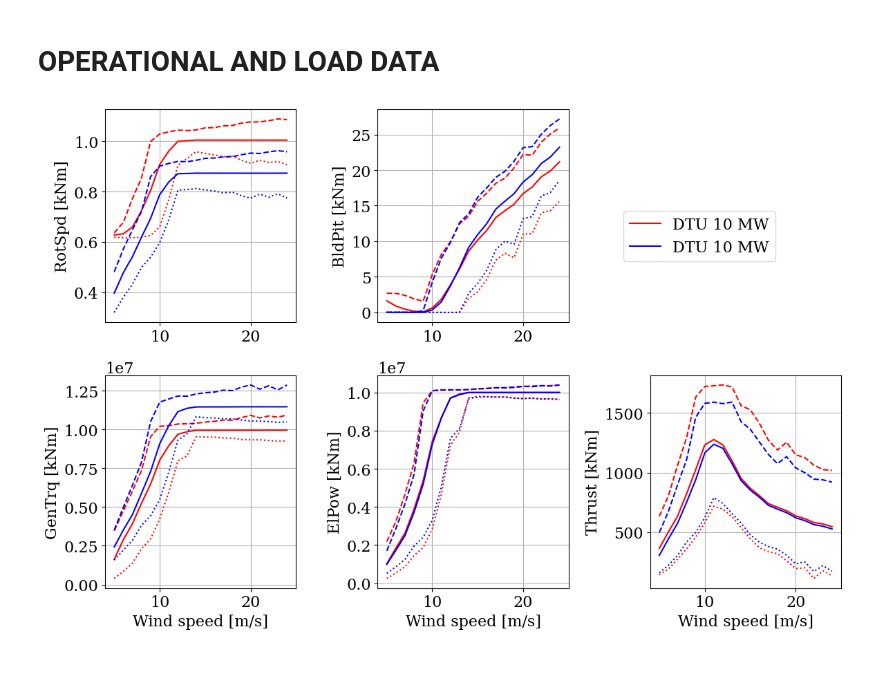
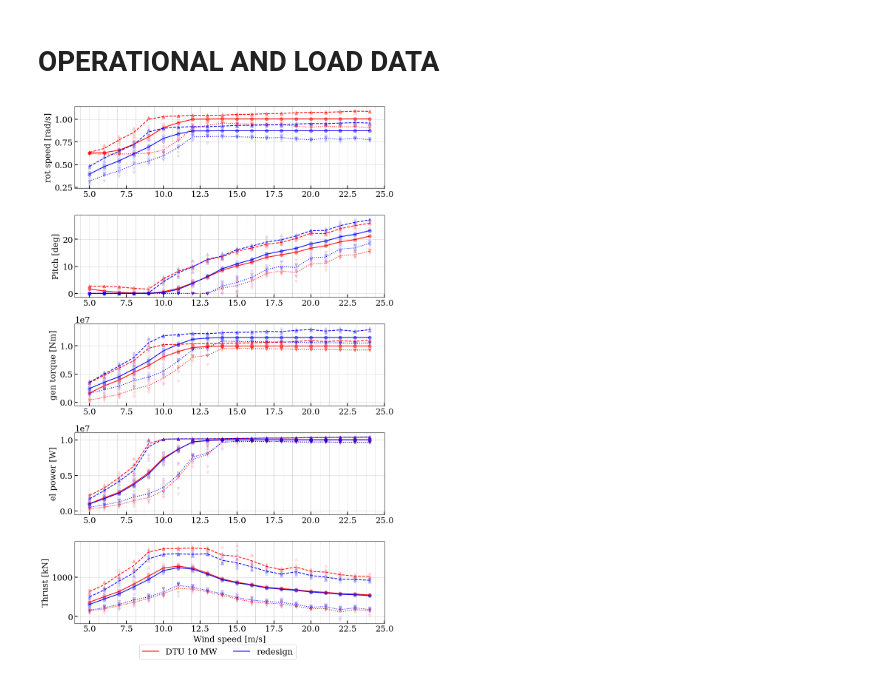
Before and after one commit to nicolaquaia/LAC_final, a Jupyter notebook: assignment_04/Assignment_final.ipynb, the cells around one changed output. Drawn from its saved outputs; the diff is of its cells as text; code cells hidden in the pictures.

```diff
--- a/assignment_04/Assignment_final.ipynb
+++ b/assignment_04/Assignment_final.ipynb
@@ -9,6 +9,8 @@ from our_values import *
 import pandas as pd
 import os
 from our_functions import  load_calculation, DEL_calculation, filter_ctrl_output, twr_clr_calculation, AEP_calculation
+from matplotlib.ticker import ScalarFormatter, AutoMinorLocator
+
 
 plt.rcParams.update({'font.family': 'serif', 'font.size':16})
 from matplotlib.ticker import FormatStrFormatter
@@ -32,19 +34,24 @@ CHAN_DESCS = {'BldPit': 'pitch1 angle',
               'EdgBRM': 'momentmy mbdy:blade1 nodenr:   1 coo: blade1',
               'OoPHub': 'momentmx mbdy:hub1 nodenr:   1 coo: hub1',
               'IPHub': 'momentmy mbdy:hub1 nodenr:   1 coo: hub1',
-              'ElPow': 'pelec'
+              'ElPow': 'pelec',
+              'Twrclr': 'dll :  5 inpvec :   1  min. distance bladetips tower [m]'
               }
 # %% [markdown]
 # OPERATIONAL AND LOAD DATA
 # %%
+# operational and load data
 # operational data:  Rotor speed, pitch angle, generator torque, electrical power, and thrust
 # loads data: Tower base fore-aft, tower base side-side, shaft torsion, out-of-plane blade-root moment, in-plane blade-root moment
 # encouraged to analyse yaw-bearing tilt and roll, blade flap/edge
 
 chan_ids_operational = ['RotSpd', 'BldPit', 'GenTrq', 'ElPow', 'Thrust']
-chan_ids_loads = ['TbFA', 'TbSS',
-             'ShftTrs', 'OoPBRM', 'IPBRM', 'YbTilt', 'YbRoll', 'FlpBRM']
-chan_ids_add = ['EdgBRM']
+chan_ids_loads = ['TbFA', 'TbSS', 'ShftTrs', 'OoPBRM', 'IPBRM']
+
+
+chan_title_operational = ['rot speed [rad/s]', 'Pitch [deg]', 'gen torque [Nm]', 'el power [W]', 'Thrust [kN]']
+chan_title_loads = ['Tower base FA [kNm]', 'Tower base SS [kNm]',
+             'Shaft torsion [kNm]', 'Out-of-plane BRM [kNm]', 'In-plane BRM [kNm]']
 
 operational_DTU = load_calculation('dtu_10mw_turb_stats.hdf5', 'tca', CHAN_DESCS, chan_ids_operational)
 operational_our = load_calculation('Group1_turb_C8.csv', 'tcb', CHAN_DESCS, chan_ids_operational)
@@ -52,72 +59,75 @@ loads_DTU = load_calculation('dtu_10mw_turb_stats.hdf5', 'tca', CHAN_DESCS, chan
 loads_our = load_calculation('Group1_turb_C8.csv', 'tcb', CHAN_DESCS, chan_ids_loads)
 
 
-fig, axs = plt.subplots(2, 3, figsize=(12, 8), clear=True)
-plot_positions = [(0, 0), (0, 1), (1, 0), (1, 1), (1, 2)]
+fig, axs = plt.subplots(5, 1, figsize=(10, 15), clear=True)
 
 for iplot, chan_id in enumerate(chan_ids_operational):
 
-    #ax = axs.flatten()[iplot]
-    row, col = plot_positions[iplot]  # Get row and column indices for each plot
-    ax = axs[row, col]
+    ax = axs.flatten()[iplot]
 
-    # scatter plot: too messy?
-    #ax.plot(operational_DTU[chan_id]['min']['scatter_wind'],  operational_DTU[chan_id]['min']['scatter_load'], 'o', alpha = 0.2, color='r')
-    #ax.plot(operational_DTU[chan_id]['mean']['scatter_wind'], operational_DTU[chan_id]['mean']['scatter_load'], 'o', alpha = 0.2, color='r')
-    #ax.plot(operational_DTU[chan_id]['max']['scatter_wind'],  operational_DTU[chan_id]['max']['scatter_load'], 'o', alpha = 0.2, color='r')
-    #ax.plot(operational_our[chan_id]['min']['scatter_wind'],  operational_our[chan_id]['min']['scatter_load'], 'o', alpha = 0.2, color='b')
-    #ax.plot(operational_our[chan_id]['mean']['scatter_wind'], operational_our[chan_id]['mean']['scatter_load'], 'o', alpha = 0.2, color='b')
-    #ax.plot(operational_our[chan_id]['max']['scatter_wind'],  operational_our[chan_id]['max']['scatter_load'], 'o', alpha = 0.2, color='b')
+    ax.plot(operational_DTU[chan_id]['min']['scatter_wind'],  operational_DTU[chan_id]['min']['scatter_load'], 'v', alpha = 0.1, color='r')
+    ax.plot(operational_DTU[chan_id]['mean']['scatter_wind'], operational_DTU[chan_id]['mean']['scatter_load'], 'o', alpha = 0.1, color='r')
+    ax.plot(operational_DTU[chan_id]['max']['scatter_wind'],  operational_DTU[chan_id]['max']['scatter_load'], '^', alpha = 0.1, color='r')
+    ax.plot(operational_our[chan_id]['min']['scatter_wind'],  operational_our[chan_id]['min']['scatter_load'], 'v', alpha = 0.1, color='b')
+    ax.plot(operational_our[chan_id]['mean']['scatter_wind'], operational_our[chan_id]['mean']['scatter_load'], 'o', alpha = 0.1, color='b')
+    ax.plot(operational_our[chan_id]['max']['scatter_wind'],  operational_our[chan_id]['max']['scatter_load'], '^', alpha = 0.1, color='b')
 
     ax.plot(operational_DTU[chan_id]['min']['ws'],  operational_DTU[chan_id]['min']['ave'], linestyle = 'dotted', color='r')
     ax.plot(operational_DTU[chan_id]['mean']['ws'], operational_DTU[chan_id]['mean']['ave'], linestyle = 'solid', color='r', label='DTU 10 MW'if iplot == 0 else "")
     ax.plot(operational_DTU[chan_id]['max']['ws'],  operational_DTU[chan_id]['max']['ave'], linestyle = 'dashed', color='r')
     ax.plot(operational_our[chan_id]['min']['ws'],  operational_our[chan_id]['min']['ave'], linestyle = 'dotted', color='b')
-    ax.plot(operational_our[chan_id]['mean']['ws'], operational_our[chan_id]['mean']['ave'], linestyle = 'solid', color='b', label='DTU 10 MW'if iplot == 0 else "")
+    ax.plot(operational_our[chan_id]['mean']['ws'], operational_our[chan_id]['mean']['ave'], linestyle = 'solid', color='b', label='redesign'if iplot == 0 else "")
     ax.plot(operational_our[chan_id]['max']['ws'],  operational_our[chan_id]['max']['ave'], linestyle = 'dashed', color='b')
 
-    ax.grid('on')
-    ax.set(xlabel='Wind speed [m/s]' if iplot >  1 else None,
-           ylabel=f'{chan_id} [kNm]', xlim=[4, 25])
+    ax.grid(True, which='both', linestyle='-', linewidth=0.5, alpha=0.7)
+    ax.set(xlabel='Wind speed [m/s]' if iplot >  3 else None,
+           ylabel=f'{chan_title_operational[iplot]}', xlim=[4, 25])
+    ax.xaxis.set_minor_locator(AutoMinorLocator(4))  # 4 minor ticks per major tick on the x-axis
+    ax.tick_params(axis='x', which='minor', length=4, width=0, color='black')  # Adjust the appearance of minor ticks
+    ax.tick_params(axis='both', which='major', length=6, width=1.5, color='black', direction='in', grid_color='gray', grid_alpha=0.5)
 
-fig.delaxes(axs[0, 2])
 
-handles, labels = axs[0,0].get_legend_handles_labels()
-fig.legend(handles, labels, loc='upper right', bbox_to_anchor=(0.91, 0.8), ncol=1)
+handles, labels = axs[0].get_legend_handles_labels()
+fig.legend(handles, labels, loc='lower center', bbox_to_anchor=(0.5, -0.02), ncol=2)
 fig.tight_layout()
-#fig.savefig(f'plots/operational.pdf', format='pdf',bbox_inches='tight')
+fig.savefig(f'plots/operational.pdf', format='pdf',bbox_inches='tight')
 plt.show()
 
 
 
-fig, axs = plt.subplots(3, 3, figsize=(12, 10), clear=True)
-plot_positions = [(0, 0), (0, 1),
-                  (1, 0), (1, 1), (1, 2),
-                  (2, 0), (2, 1), (2, 2), ]
 
+fig, axs = plt.subplots(5, 1, figsize=(10, 15), clear=True)
 for iplot, chan_id in enumerate(chan_ids_loads):
 
-    #ax = axs.flatten()[iplot]
-    row, col = plot_positions[iplot]  # Get row and column indices for each plot
-    ax = axs[row, col]
+    ax = axs.flatten()[iplot]
+
+    ax.plot(loads_DTU[chan_id]['min']['scatter_wind'],  loads_DTU[chan_id]['min']['scatter_load'], 'v', alpha = 0.1, color='r')
+    ax.plot(loads_DTU[chan_id]['mean']['scatter_wind'], loads_DTU[chan_id]['mean']['scatter_load'], 'o', alpha = 0.1, color='r')
+    ax.plot(loads_DTU[chan_id]['max']['scatter_wind'],  loads_DTU[chan_id]['max']['scatter_load'], '^', alpha = 0.1, color='r')
+    ax.plot(loads_our[chan_id]['min']['scatter_wind'],  loads_our[chan_id]['min']['scatter_load'], 'v', alpha = 0.1, color='b')
+    ax.plot(loads_our[chan_id]['mean']['scatter_wind'], loads_our[chan_id]['mean']['scatter_load'], 'o', alpha = 0.1, color='b')
+    ax.plot(loads_our[chan_id]['max']['scatter_wind'],  loads_our[chan_id]['max']['scatter_load'], '^', alpha = 0.1, color='b')
 
     ax.plot(loads_DTU[chan_id]['min']['ws'],  loads_DTU[chan_id]['min']['ave'], linestyle = 'dotted', color='r')
     ax.plot(loads_DTU[chan_id]['mean']['ws'], loads_DTU[chan_id]['mean']['ave'], linestyle = 'solid', color='r', label='DTU 10 MW'if iplot == 0 else "")
     ax.plot(loads_DTU[chan_id]['max']['ws'],  loads_DTU[chan_id]['max']['ave'], linestyle = 'dashed', color='r')
     ax.plot(loads_our[chan_id]['min']['ws'],  loads_our[chan_id]['min']['ave'], linestyle = 'dotted', color='b')
-    ax.plot(loads_our[chan_id]['mean']['ws'], loads_our[chan_id]['mean']['ave'], linestyle = 'solid', color='b', label='DTU 10 MW'if iplot == 0 else "")
+    ax.plot(loads_our[chan_id]['mean']['ws'], loads_our[chan_id]['mean']['ave'], linestyle = 'solid', color='b', label='redesign'if iplot == 0 else "")
     ax.plot(loads_our[chan_id]['max']['ws'],  loads_our[chan_id]['max']['ave'], linestyle = 'dashed', color='b')
 
-    ax.grid('on')
-    ax.set(xlabel='Wind speed [m/s]' if iplot >  4 else None,
-           ylabel=f'{chan_id} [kNm]', xlim=[4, 25])
+    ax.grid(True, which='both', linestyle='-', linewidth=0.5, alpha=0.7)  # Finer grid with dashed lines
+    ax.set(xlabel='Wind speed [m/s]' if iplot >  3 else None,
+           ylabel=f'{chan_title_loads[iplot]}', xlim=[4, 25])
+    ax.yaxis.set_major_formatter(ScalarFormatter(useMathText=True))
+    ax.ticklabel_format(axis='y', style='sci', scilimits=(-3, 3))
+    ax.xaxis.set_minor_locator(AutoMinorLocator(4))  # 4 minor ticks per major tick on the x-axis
+    ax.tick_params(axis='x', which='minor', length=4, width=0, color='black')  # Adjust the appearance of minor ticks
+    ax.tick_params(axis='both', which='major', length=6, width=1.5, color='black', direction='in', grid_color='gray', grid_alpha=0.5)
 
-fig.delaxes(axs[0, 2])
-
-handles, labels = axs[0,0].get_legend_handles_labels()
-fig.legend(handles, labels, loc='upper right', bbox_to_anchor=(0.91, 0.8), ncol=1)
+handles, labels = axs[0].get_legend_handles_labels()
+fig.legend(handles, labels, loc='lower center', bbox_to_anchor=(0.5, -0.02), ncol=2)
 fig.tight_layout()
-#fig.savefig(f'plots/loads.pdf', format='pdf',bbox_inches='tight')
+fig.savefig(f'plots/loads.pdf', format='pdf',bbox_inches='tight')
 plt.show()
 # %% [output]
-[figure, old version]
+[figure, new version]
```
Also changed, not shown: parts of 15 cells of this notebook, 8 other files.
